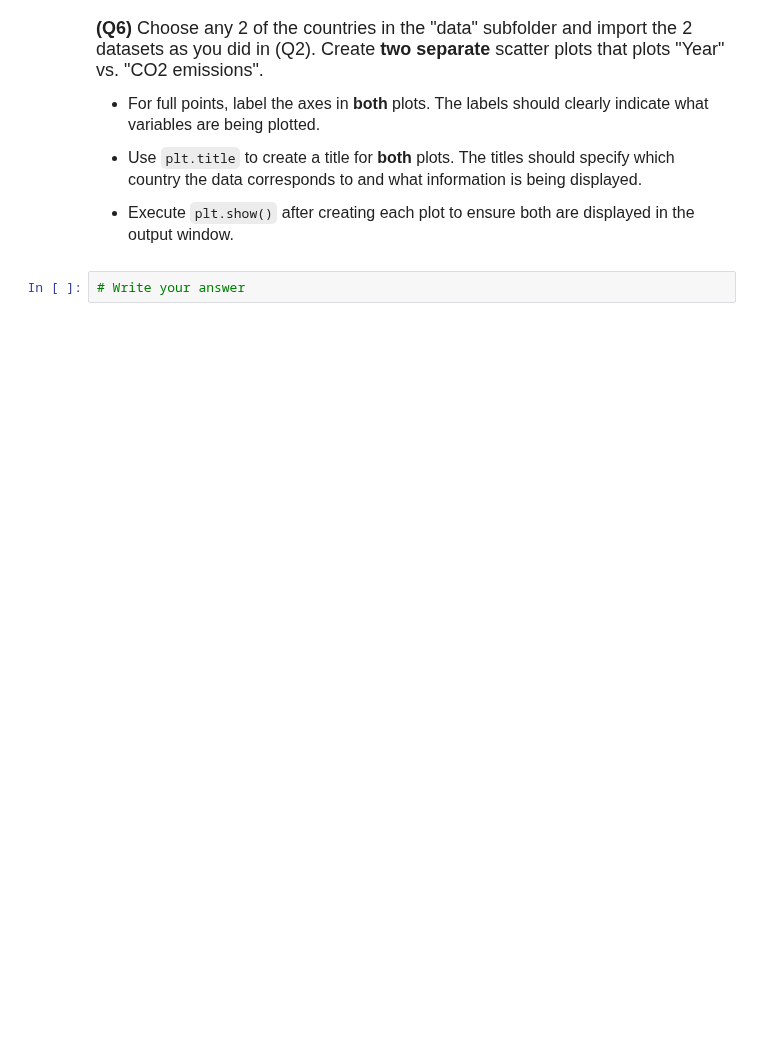
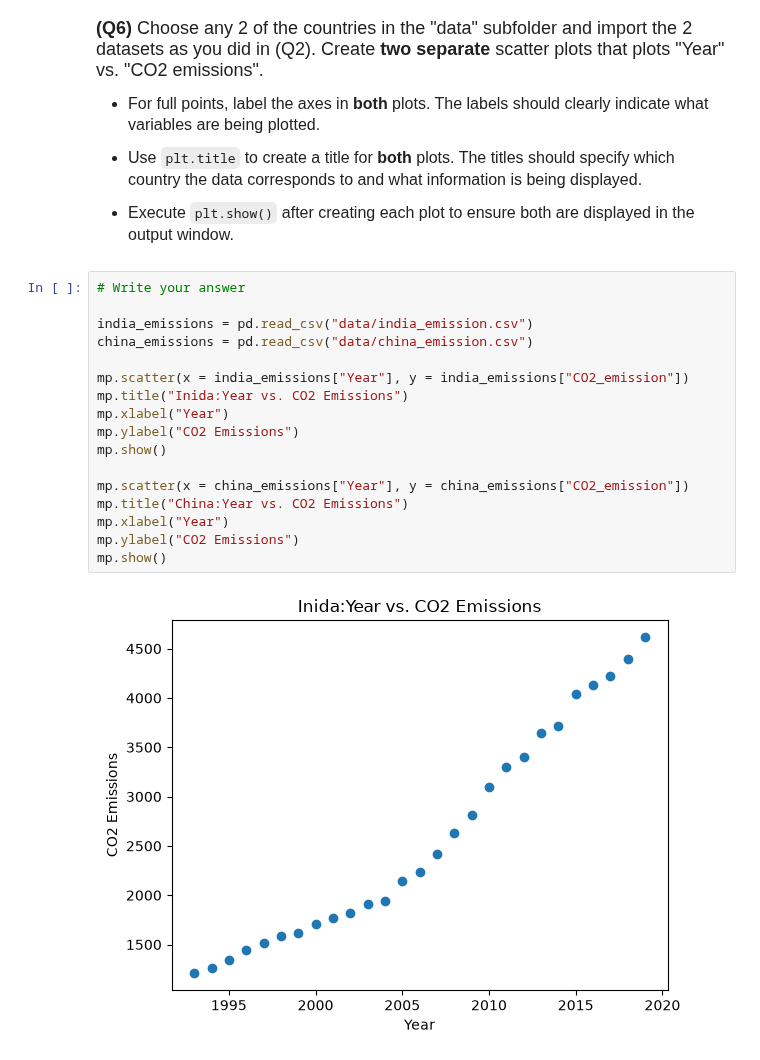
Before and after one commit to JNGU28/datasci185fall2026, a Jupyter notebook: _assignments/assignment_2/Assignment2.ipynb, the cells around one changed output. Saved outputs shown, nothing was run; the diff lists cells and outputs as text; blank space fills up the shorter version.

```diff
--- a/_assignments/assignment_2/Assignment2.ipynb
+++ b/_assignments/assignment_2/Assignment2.ipynb
@@ -114,5 +152,22 @@ us_emissions["CO2_emission"].describe()
 - Use `plt.title` to create a title for **both** plots. The titles should specify which country the data corresponds to and what information is being displayed.
 
 - Execute `plt.show()` after creating each plot to ensure both are displayed in the output window.
-# %%
-# Write your answer
+# %%
+# Write your answer
+
+india_emissions = pd.read_csv("data/india_emission.csv")
+china_emissions = pd.read_csv("data/china_emission.csv")
+
+mp.scatter(x = india_emissions["Year"], y = india_emissions["CO2_emission"])
+mp.title("Inida:Year vs. CO2 Emissions")
+mp.xlabel("Year")
+mp.ylabel("CO2 Emissions")
+mp.show()
+
+mp.scatter(x = china_emissions["Year"], y = china_emissions["CO2_emission"])
+mp.title("China:Year vs. CO2 Emissions")
+mp.xlabel("Year")
+mp.ylabel("CO2 Emissions")
+mp.show()
+# %% [output]
+[figure, added]
```
Also changed, not shown: parts of 8 cells of this notebook.
